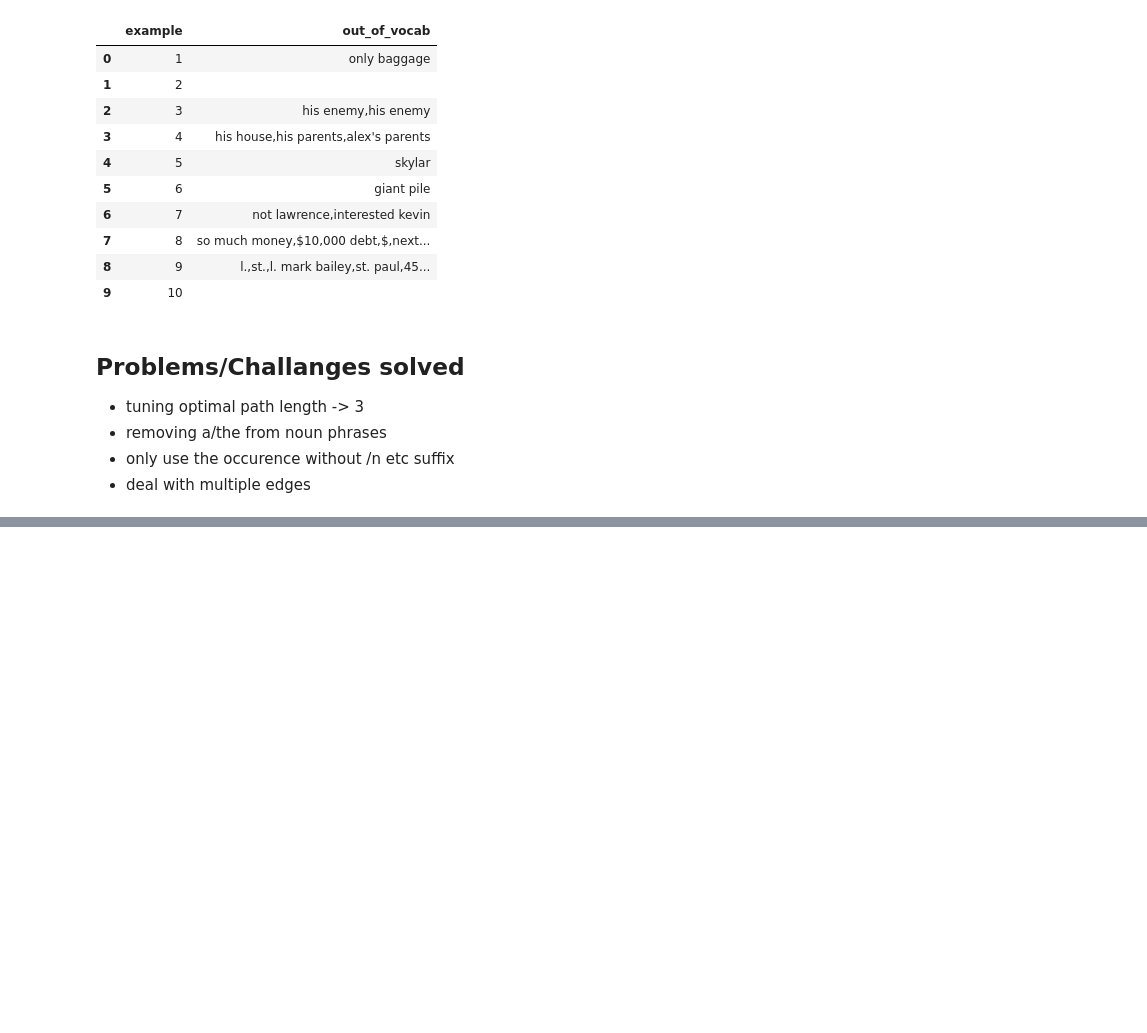
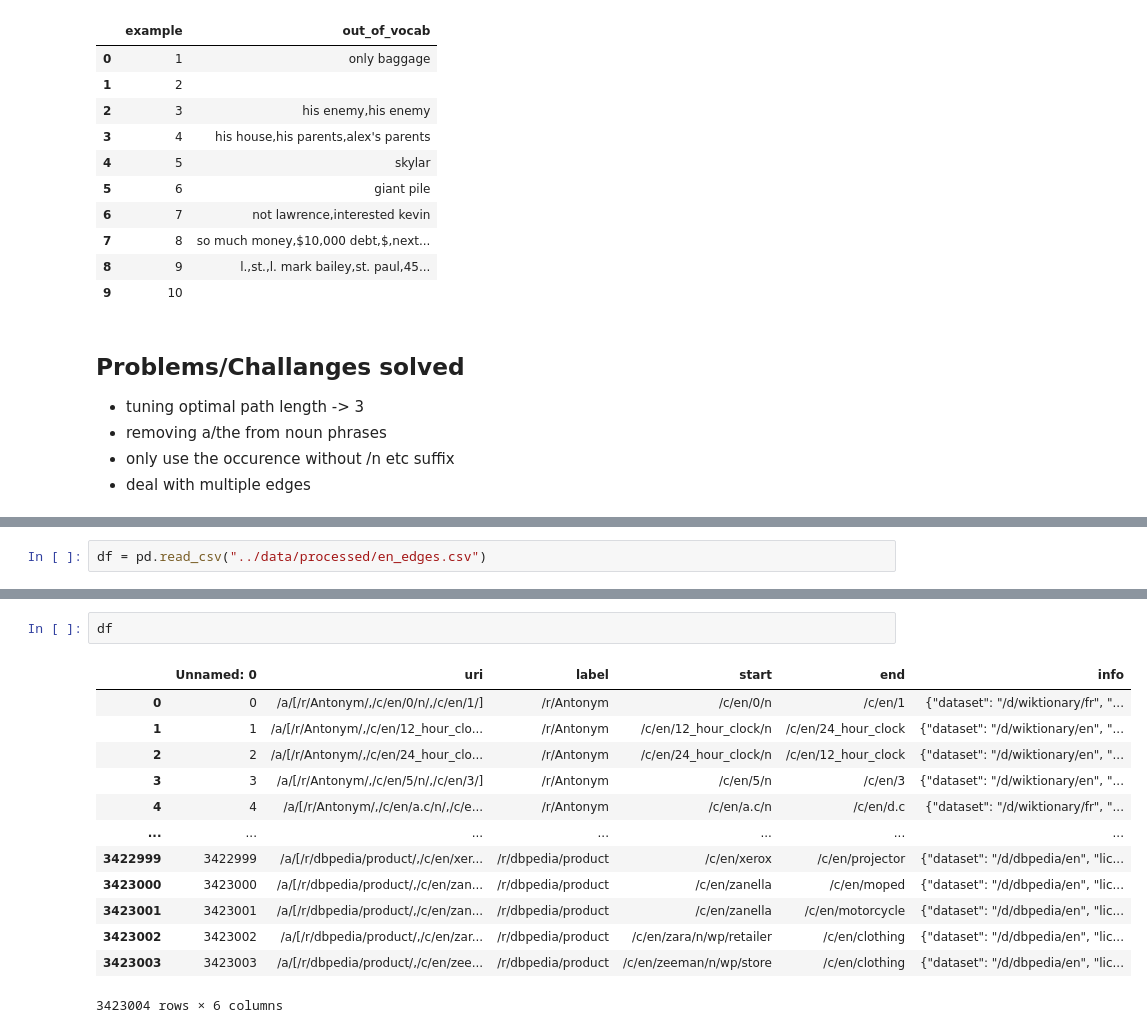
Before and after one commit to felixbmuller/nlp-commonsense, a Jupyter notebook: src/build_data_structures.ipynb, the cells around one changed output, grey strips where cells are left out. Saved outputs shown, nothing was run; the diff lists cells and outputs as text; blank space fills up the shorter version.

```diff
--- a/src/build_data_structures.ipynb
+++ b/src/build_data_structures.ipynb
@@ -236,0 +261,2 @@ oov_df # old version before fix
+# %%
+df = pd.read_csv("../data/processed/en_edges.csv")
@@ -236,0 +283,16 @@ oov_df # old version before fix
+# %%
+df
+# %% [output]
+|  | Unnamed: 0 | uri | label | start | end | info |
+| 0 | 0 | /a/[/r/Antonym/,/c/en/0/n/,/c/en/1/] | /r/Antonym | /c/en/0/n | /c/en/1 | {"dataset": "/d/wiktionary/fr", "... |
+| 1 | 1 | /a/[/r/Antonym/,/c/en/12_hour_clo... | /r/Antonym | /c/en/12_hour_clock/n | /c/en/24_hour_clock | {"dataset": "/d/wiktionary/en", "... |
+| 2 | 2 | /a/[/r/Antonym/,/c/en/24_hour_clo... | /r/Antonym | /c/en/24_hour_clock/n | /c/en/12_hour_clock | {"dataset": "/d/wiktionary/en", "... |
+| 3 | 3 | /a/[/r/Antonym/,/c/en/5/n/,/c/en/3/] | /r/Antonym | /c/en/5/n | /c/en/3 | {"dataset": "/d/wiktionary/en", "... |
+| 4 | 4 | /a/[/r/Antonym/,/c/en/a.c/n/,/c/e... | /r/Antonym | /c/en/a.c/n | /c/en/d.c | {"dataset": "/d/wiktionary/fr", "... |
+| ... | ... | ... | ... | ... | ... | ... |
+| 3422999 | 3422999 | /a/[/r/dbpedia/product/,/c/en/xer... | /r/dbpedia/product | /c/en/xerox | /c/en/projector | {"dataset": "/d/dbpedia/en", "lic... |
+| 3423000 | 3423000 | /a/[/r/dbpedia/product/,/c/en/zan... | /r/dbpedia/product | /c/en/zanella | /c/en/moped | {"dataset": "/d/dbpedia/en", "lic... |
+| 3423001 | 3423001 | /a/[/r/dbpedia/product/,/c/en/zan... | /r/dbpedia/product | /c/en/zanella | /c/en/motorcycle | {"dataset": "/d/dbpedia/en", "lic... |
+| 3423002 | 3423002 | /a/[/r/dbpedia/product/,/c/en/zar... | /r/dbpedia/product | /c/en/zara/n/wp/retailer | /c/en/clothing | {"dataset": "/d/dbpedia/en", "lic... |
+| 3423003 | 3423003 | /a/[/r/dbpedia/product/,/c/en/zee... | /r/dbpedia/product | /c/en/zeeman/n/wp/store | /c/en/clothing | {"dataset": "/d/dbpedia/en", "lic... |
+3423004 rows × 6 columns
```
Also changed, not shown: parts of 9 cells of this notebook, 1 other file.
